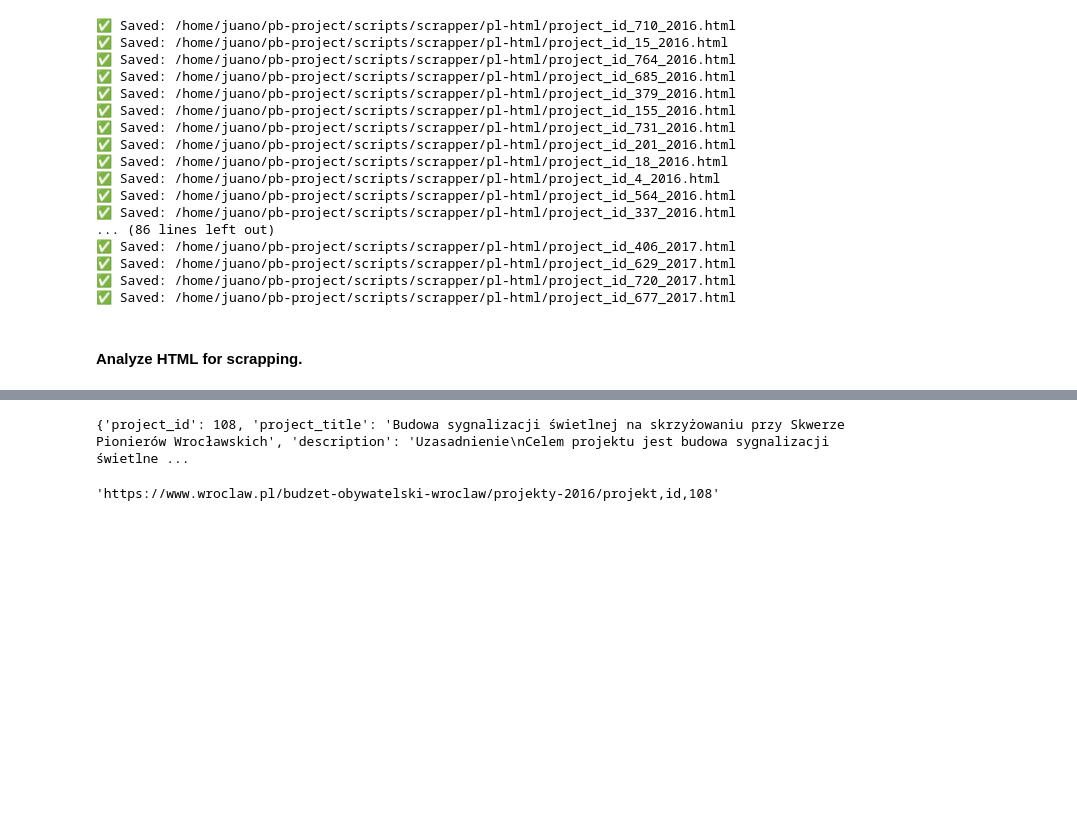
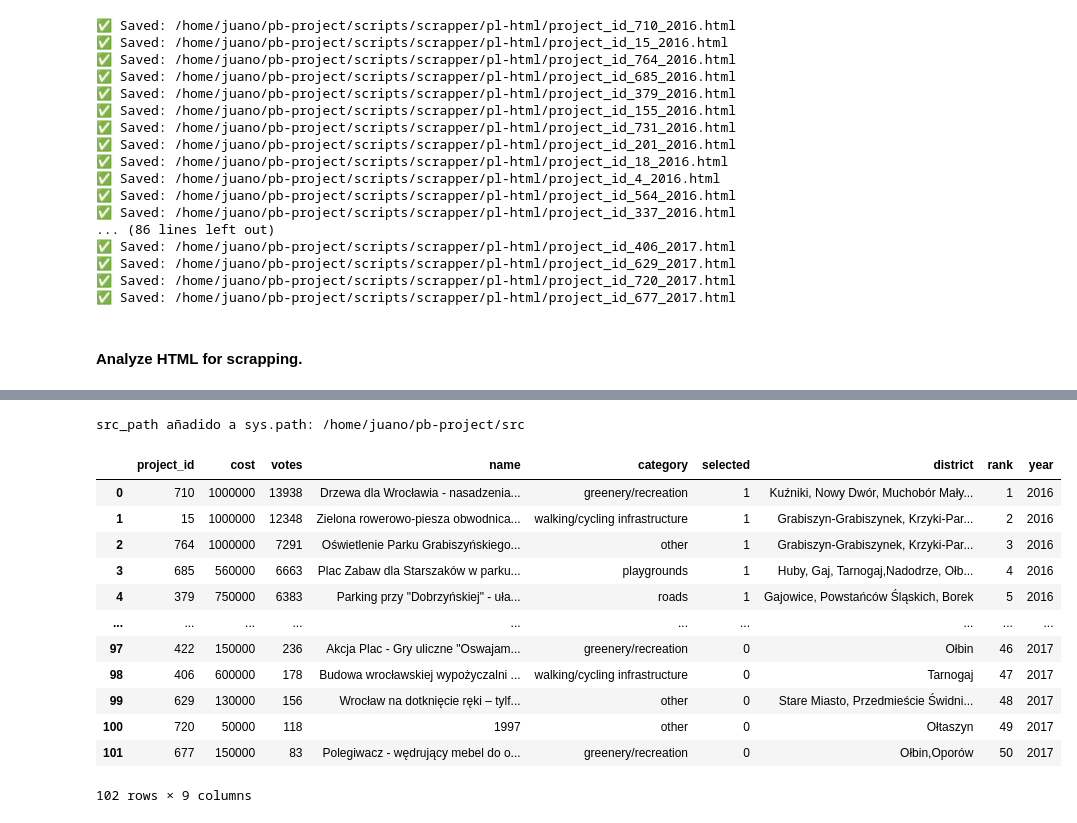
Before and after one commit to juano-/toulouse-pb-ia, a Jupyter notebook: scripts/scrapper/build_pl_url_dataset.ipynb, the cells around one changed output, grey strips where cells are left out. Drawn from its saved outputs; the diff is of its cells as text; code cells hidden in the pictures; blank space fills up the shorter version.

```diff
--- a/scripts/scrapper/build_pl_url_dataset.ipynb
+++ b/scripts/scrapper/build_pl_url_dataset.ipynb
@@ -213,8 +279,42 @@ file_path
-# %%
-print(get_project_data(filepath=file_path))
-# %% [output]
-{'project_id': 108, 'project_title': 'Budowa sygnalizacji świetlnej na skrzyżowaniu przy Skwerze Pionierów Wrocławskich', 'description': 'Uzasadnienie\nCelem projektu jest budowa sygnalizacji świetlne ...
+# %%
+import sys
+from pathlib import Path
+
+base_dir = Path().resolve()
+while not (base_dir / 'src').exists() and base_dir != base_dir.parent:
+    base_dir = base_dir.parent
+
+# Agregar src/ al path de importación
+src_path = base_dir / 'src'
+if str(src_path) not in sys.path:
+    sys.path.insert(0, str(src_path))
+
+print(f"src_path añadido a sys.path: {src_path}")
+# %% [output]
+src_path añadido a sys.path: /home/juano/pb-project/src
 # %%
-df16[df16['project_id'] == 108]['url'].iloc[0]
+# 1. load data
+from data_loader import load_and_prepare_projects, load_prediction_set
+
+path_16 = base_dir / 'data/wrc16_base_projects.csv'
+path_17 = base_dir / 'data/wrc17_base_projects.csv'
+
+df, df16_shuffled = load_and_prepare_projects(path_16,path_17, city='Wroclaw')
+
+ids_to_predict_path = base_dir / 'data/wrc17_projects_to_predict.csv'
+test = load_prediction_set(df, ids_to_predict_path, city='Wroclaw')
+df
 # %% [output]
+|  | project_id | cost | votes | name | category | selected | district | rank | year |
+| 0 | 710 | 1000000 | 13938 | Drzewa dla Wrocławia - nasadzenia... | greenery/recreation | 1 | Kuźniki, Nowy Dwór, Muchobór Mały... | 1 | 2016 |
+| 1 | 15 | 1000000 | 12348 | Zielona rowerowo-piesza obwodnica... | walking/cycling infrastructure | 1 | Grabiszyn-Grabiszynek, Krzyki-Par... | 2 | 2016 |
+| 2 | 764 | 1000000 | 7291 | Oświetlenie Parku Grabiszyńskiego... | other | 1 | Grabiszyn-Grabiszynek, Krzyki-Par... | 3 | 2016 |
+| 3 | 685 | 560000 | 6663 | Plac Zabaw dla Starszaków w parku... | playgrounds | 1 | Huby, Gaj, Tarnogaj,Nadodrze, Ołb... | 4 | 2016 |
+| 4 | 379 | 750000 | 6383 | Parking przy "Dobrzyńskiej" - uła... | roads | 1 | Gajowice, Powstańców Śląskich, Borek | 5 | 2016 |
+| ... | ... | ... | ... | ... | ... | ... | ... | ... | ... |
+| 97 | 422 | 150000 | 236 | Akcja Plac - Gry uliczne "Oswajam... | greenery/recreation | 0 | Ołbin | 46 | 2017 |
+| 98 | 406 | 600000 | 178 | Budowa wrocławskiej wypożyczalni ... | walking/cycling infrastructure | 0 | Tarnogaj | 47 | 2017 |
+| 99 | 629 | 130000 | 156 | Wrocław na dotknięcie ręki – tylf... | other | 0 | Stare Miasto, Przedmieście Świdni... | 48 | 2017 |
+| 100 | 720 | 50000 | 118 | 1997 | other | 0 | Ołtaszyn | 49 | 2017 |
+| 101 | 677 | 150000 | 83 | Polegiwacz - wędrujący mebel do o... | greenery/recreation | 0 | Ołbin,Oporów | 50 | 2017 |
-'https://www.wroclaw.pl/budzet-obywatelski-wroclaw/projekty-2016/projekt,id,108'
+102 rows × 9 columns
```
Also changed, not shown: parts of 10 cells of this notebook, 30 other files.
